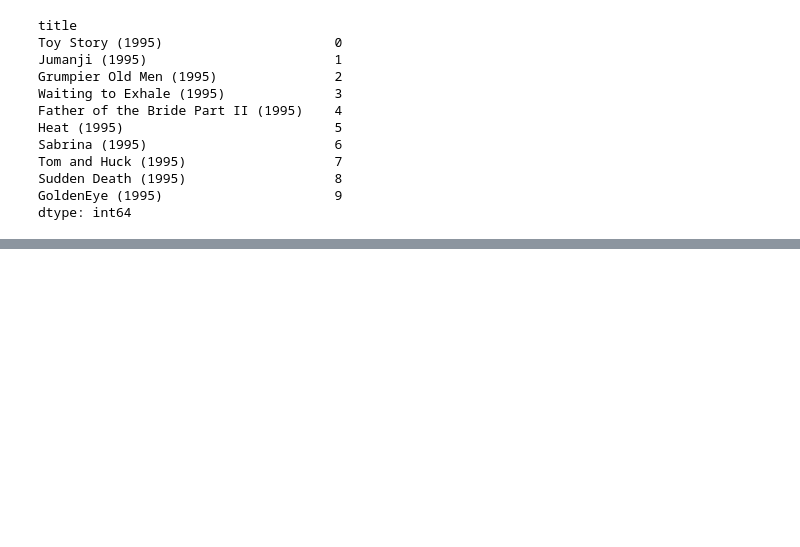
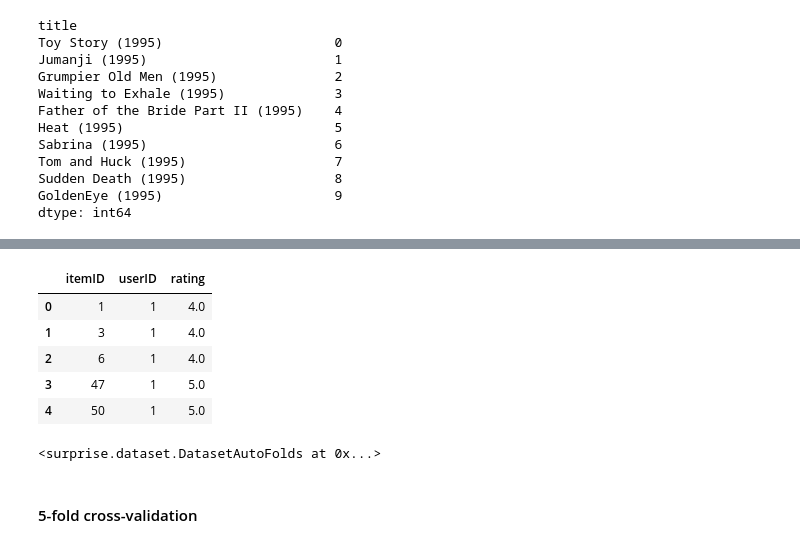
Before and after one commit to Shirleyxxy/DS-GA-1007-Project, a Jupyter notebook: 1007-project-Shirley.ipynb, the cells around one changed output, grey strips where cells are left out. Drawn from its saved outputs; the diff is of its cells as text; code cells hidden in the pictures; blank space fills up the shorter version.

```diff
--- a/1007-project-Shirley.ipynb
+++ b/1007-project-Shirley.ipynb
@@ -382,0 +393,25 @@ Name: title, dtype: object
+# %%
+from surprise import Reader, Dataset
+
+ratings_dict = {'itemID': list(ratings.movieId),
+                'userID': list(ratings.userId),
+                'rating': list(ratings.rating)}
+df = pd.DataFrame(ratings_dict)
+
+df.head(5)
+# %% [output]
+|  | itemID | userID | rating |
+| 0 | 1 | 1 | 4.0 |
+| 1 | 3 | 1 | 4.0 |
+| 2 | 6 | 1 | 4.0 |
+| 3 | 47 | 1 | 5.0 |
+| 4 | 50 | 1 | 5.0 |
+# %%
+reader = Reader(rating_scale = (0.5, 5.0))
+data = Dataset.load_from_df(df[['userID', 'itemID', 'rating']], reader)
+
+data
+# %% [output]
+<surprise.dataset.DatasetAutoFolds at 0x...>
+# %% [markdown]
+#### 5-fold cross-validation
```
Also changed, not shown: parts of 40 cells of this notebook.
